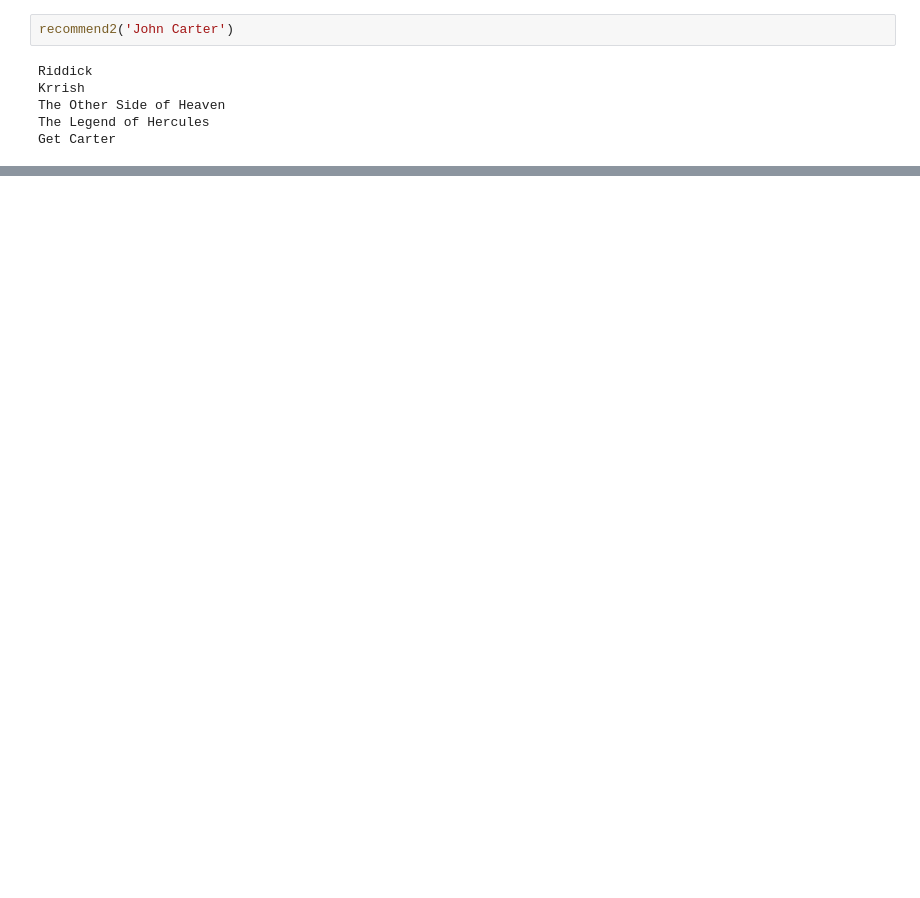
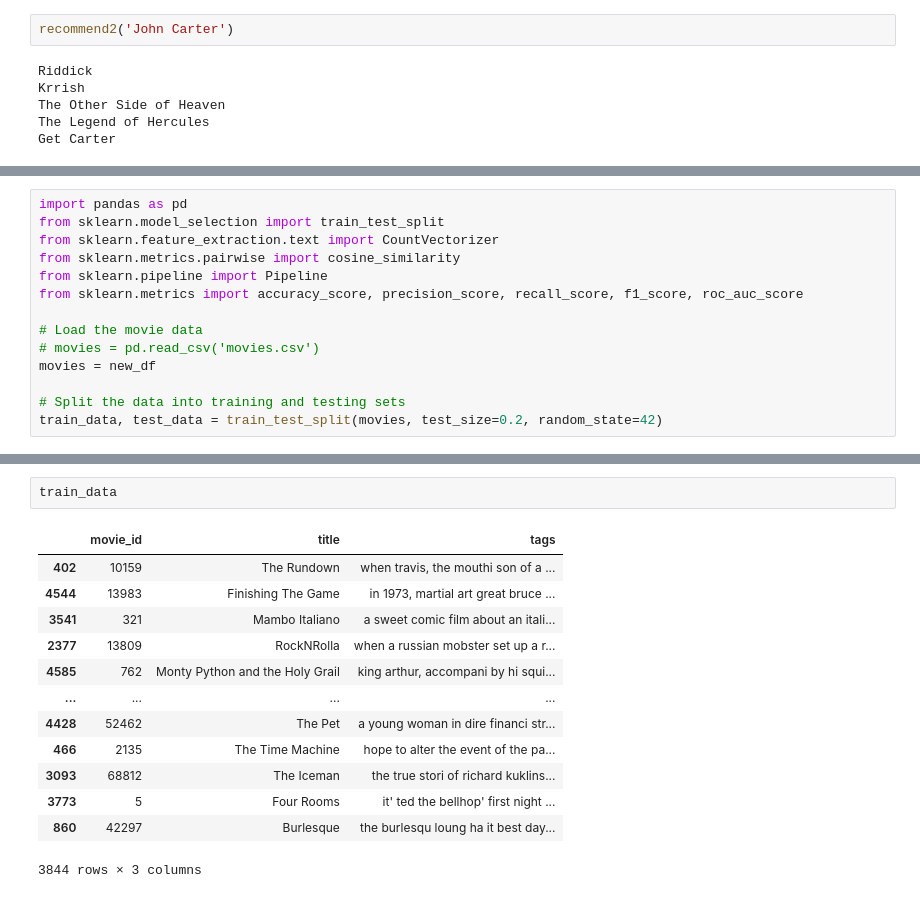
Before and after one commit to manish7065/movie_recommender, a Jupyter notebook: Movie_recommender.ipynb, the cells around one changed output, grey strips where cells are left out. Saved outputs shown, nothing was run; the diff lists cells and outputs as text; blank space fills up the shorter version.

```diff
--- a/Movie_recommender.ipynb
+++ b/Movie_recommender.ipynb
@@ -739,0 +697,14 @@ Get Carter
+# %%
+import pandas as pd
+from sklearn.model_selection import train_test_split
+from sklearn.feature_extraction.text import CountVectorizer
+from sklearn.metrics.pairwise import cosine_similarity
+from sklearn.pipeline import Pipeline
+from sklearn.metrics import accuracy_score, precision_score, recall_score, f1_score, roc_auc_score
+
+# Load the movie data
+# movies = pd.read_csv('movies.csv')
+movies = new_df
+
+# Split the data into training and testing sets
+train_data, test_data = train_test_split(movies, test_size=0.2, random_state=42)
@@ -739,0 +789,16 @@ Get Carter
+# %%
+train_data
+# %% [output]
+|  | movie_id | title | tags |
+| 402 | 10159 | The Rundown | when travis, the mouthi son of a ... |
+| 4544 | 13983 | Finishing The Game | in 1973, martial art great bruce ... |
+| 3541 | 321 | Mambo Italiano | a sweet comic film about an itali... |
+| 2377 | 13809 | RockNRolla | when a russian mobster set up a r... |
+| 4585 | 762 | Monty Python and the Holy Grail | king arthur, accompani by hi squi... |
+| ... | ... | ... | ... |
+| 4428 | 52462 | The Pet | a young woman in dire financi str... |
+| 466 | 2135 | The Time Machine | hope to alter the event of the pa... |
+| 3093 | 68812 | The Iceman | the true stori of richard kuklins... |
+| 3773 | 5 | Four Rooms | it' ted the bellhop' first night ... |
+| 860 | 42297 | Burlesque | the burlesqu loung ha it best day... |
+3844 rows × 3 columns
```
Also changed, not shown: parts of 60 cells of this notebook.
